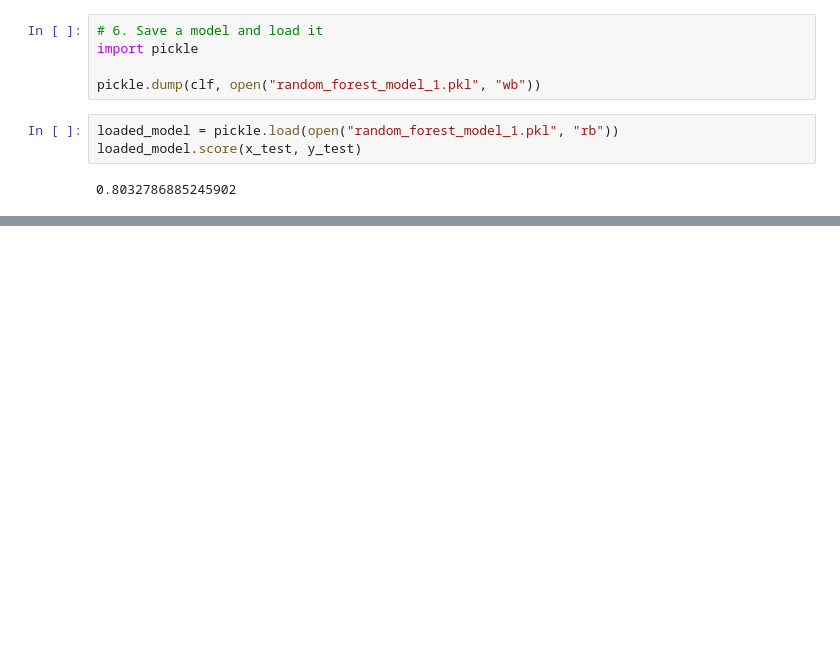
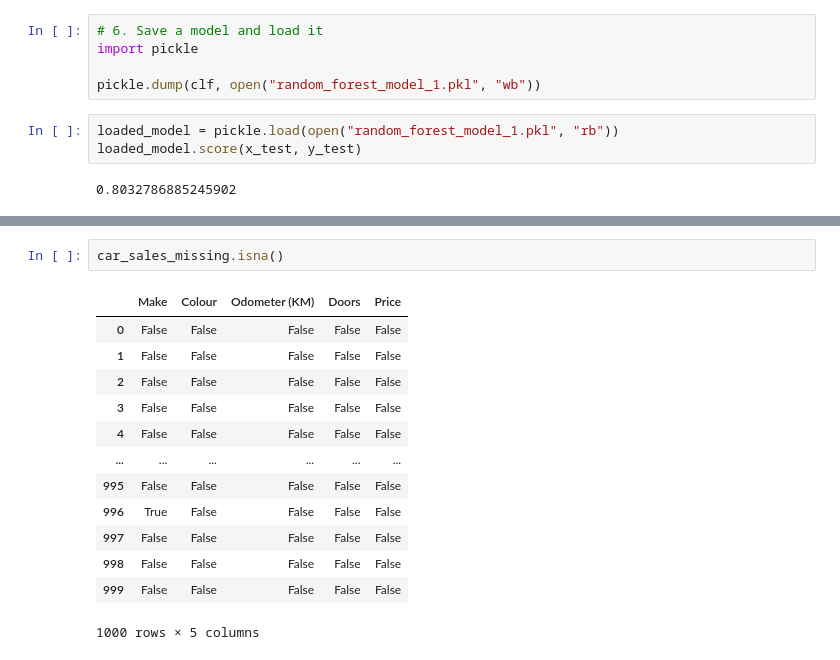
Before and after one commit to AndreyCesarVilacha/Scikit-learn-basic, a Jupyter notebook: introduction-to-sckit-learn.ipynb, the cells around one changed output, grey strips where cells are left out. Saved outputs shown, nothing was run; the diff lists cells and outputs as text; blank space fills up the shorter version.

```diff
--- a/introduction-to-sckit-learn.ipynb
+++ b/introduction-to-sckit-learn.ipynb
@@ -274,0 +381,16 @@ len(car)
+# %%
+car_sales_missing.isna()
+# %% [output]
+|  | Make | Colour | Odometer (KM) | Doors | Price |
+| 0 | False | False | False | False | False |
+| 1 | False | False | False | False | False |
+| 2 | False | False | False | False | False |
+| 3 | False | False | False | False | False |
+| 4 | False | False | False | False | False |
+| ... | ... | ... | ... | ... | ... |
+| 995 | False | False | False | False | False |
+| 996 | True | False | False | False | False |
+| 997 | False | False | False | False | False |
+| 998 | False | False | False | False | False |
+| 999 | False | False | False | False | False |
+1000 rows × 5 columns
```
Also changed, not shown: parts of 35 cells of this notebook, 1 other file.
